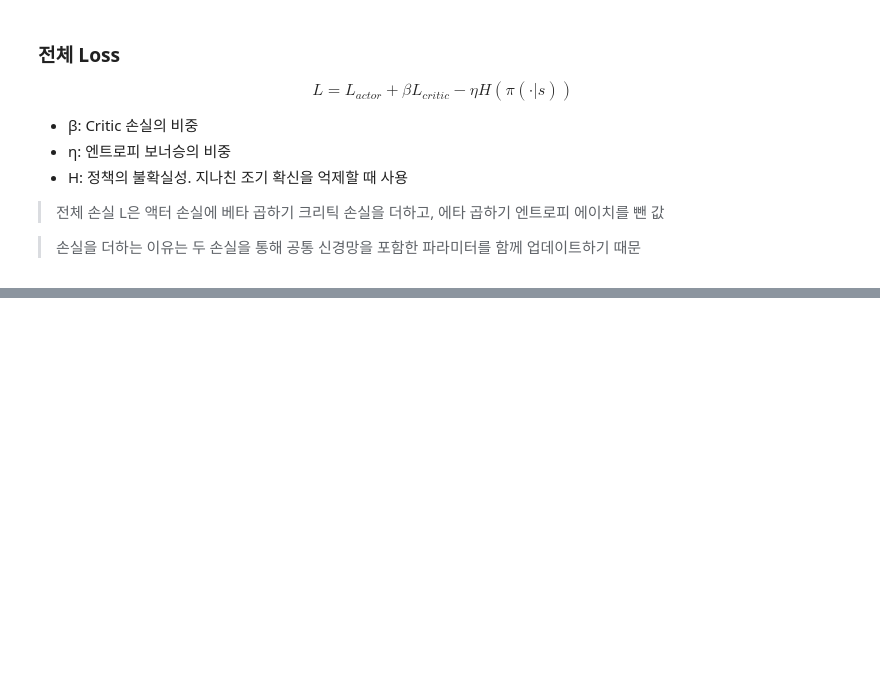
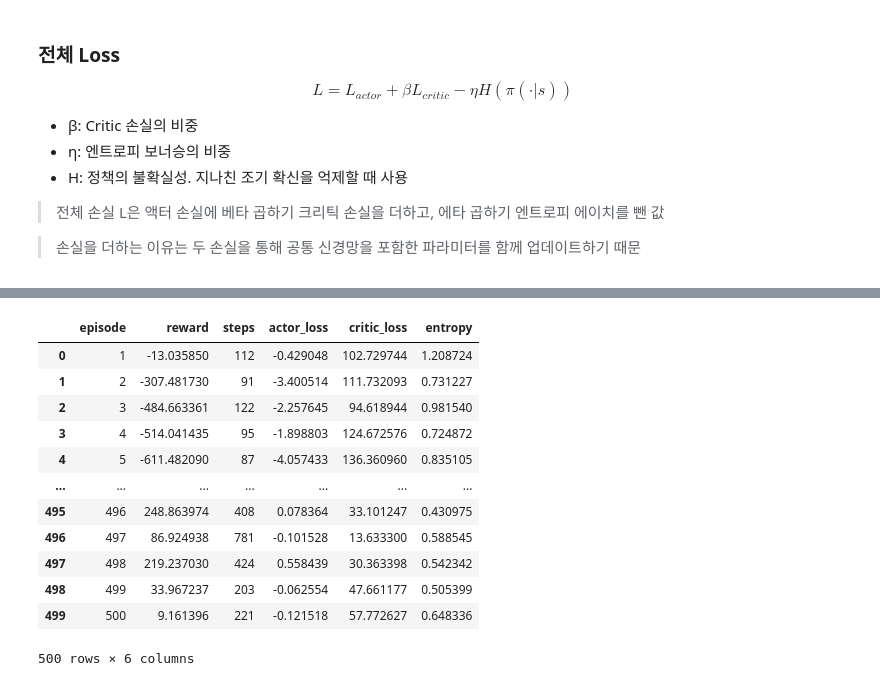
Before and after one commit to kjalh/13_MultiModal, a Jupyter notebook: 04_딥강화학습.ipynb, the cells around one changed output, grey strips where cells are left out. Saved outputs shown, nothing was run; the diff lists cells and outputs as text; code cells hidden in the pictures; blank space fills up the shorter version.

```diff
--- a/04_딥강화학습.ipynb
+++ b/04_딥강화학습.ipynb
@@ -1471,0 +1610,16 @@ print("샘플 행동 확률: ", torch.softmax(logits, dim=-1).detach().cpu().num
+# %%
+ac_history
+# %% [output]
+|  | episode | reward | steps | actor_loss | critic_loss | entropy |
+| 0 | 1 | -13.035850 | 112 | -0.429048 | 102.729744 | 1.208724 |
+| 1 | 2 | -307.481730 | 91 | -3.400514 | 111.732093 | 0.731227 |
+| 2 | 3 | -484.663361 | 122 | -2.257645 | 94.618944 | 0.981540 |
+| 3 | 4 | -514.041435 | 95 | -1.898803 | 124.672576 | 0.724872 |
+| 4 | 5 | -611.482090 | 87 | -4.057433 | 136.360960 | 0.835105 |
+| ... | ... | ... | ... | ... | ... | ... |
+| 495 | 496 | 248.863974 | 408 | 0.078364 | 33.101247 | 0.430975 |
+| 496 | 497 | 86.924938 | 781 | -0.101528 | 13.633300 | 0.588545 |
+| 497 | 498 | 219.237030 | 424 | 0.558439 | 30.363398 | 0.542342 |
+| 498 | 499 | 33.967237 | 203 | -0.062554 | 47.661177 | 0.505399 |
+| 499 | 500 | 9.161396 | 221 | -0.121518 | 57.772627 | 0.648336 |
+500 rows × 6 columns
```
Also changed, not shown: parts of 9 cells of this notebook.
